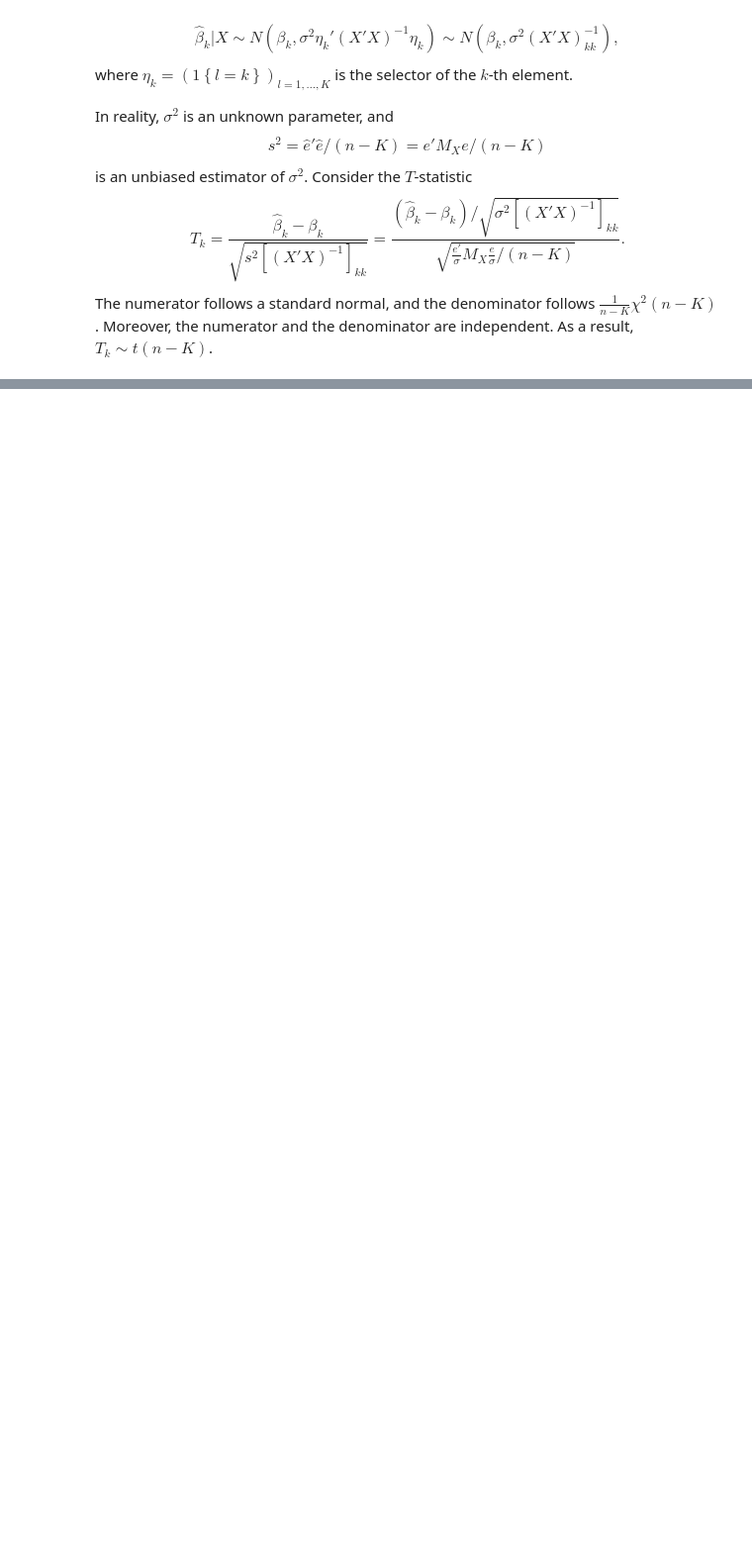
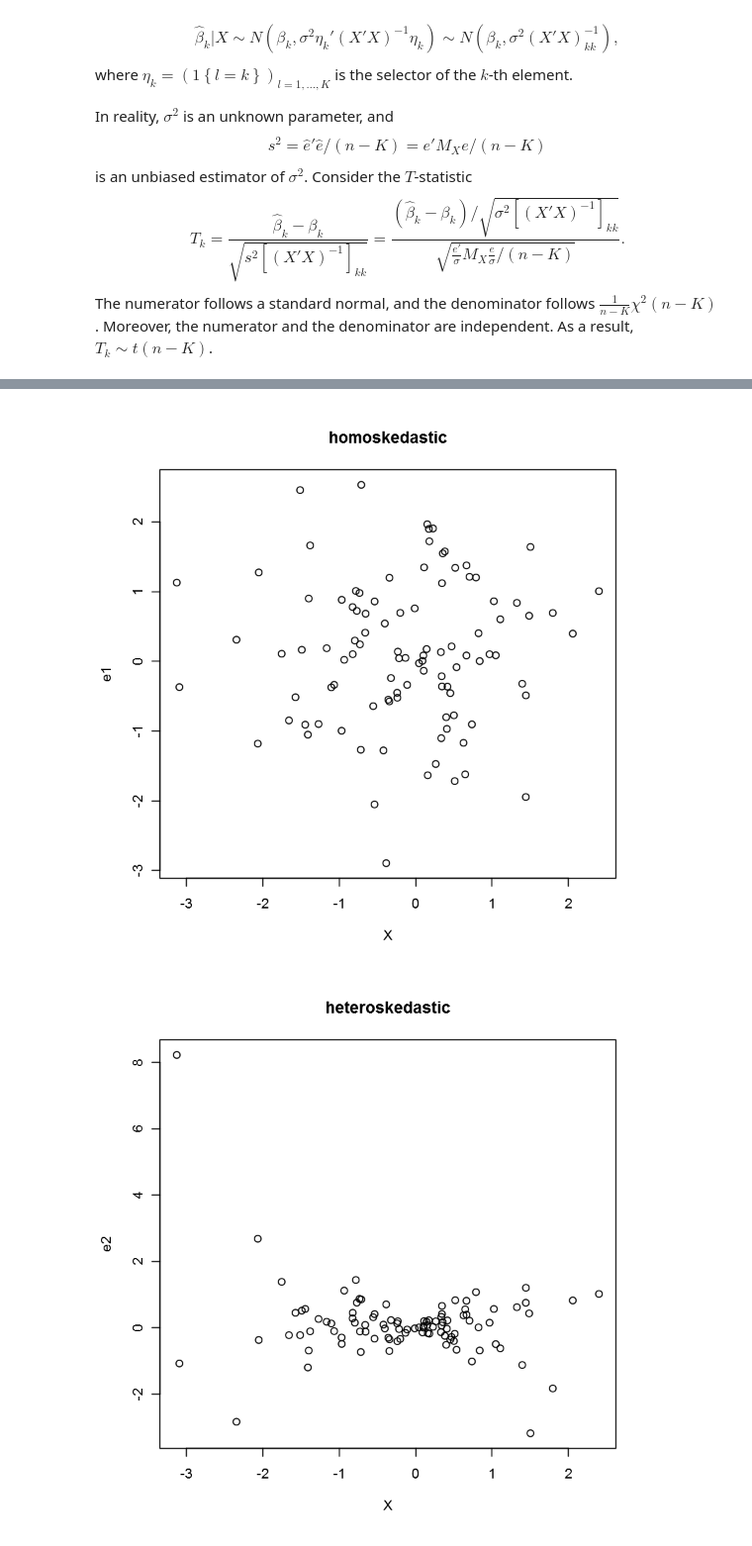
Before and after one commit to zhentaoshi/Econ5121A, a Jupyter notebook: lec_notes_ipynb/lecture3.ipynb, the cells around one changed output, grey strips where cells are left out. Shown at 99% size. Drawn from its saved outputs; the diff is of its cells as text; code cells hidden in the pictures; blank space fills up the shorter version.

```diff
--- a/lec_notes_ipynb/lecture3.ipynb
+++ b/lec_notes_ipynb/lecture3.ipynb
@@ -165,0 +243,12 @@ restrict the entire distribution of $e_{i}$.
+# %%
+n = 100
+X = rnorm(n)
+
+e1 = rnorm(n)
+plot( y = e1, x = X, main = "homoskedastic")
+
+e2 = X * rnorm(n)  # the source of heteroskedasticity
+plot( y = e2, x = X,  main = "heteroskedastic")
+# %% [output]
+[figure, added]
+[figure, added]
```
Also changed, not shown: parts of 17 cells of this notebook, 4 other files.
